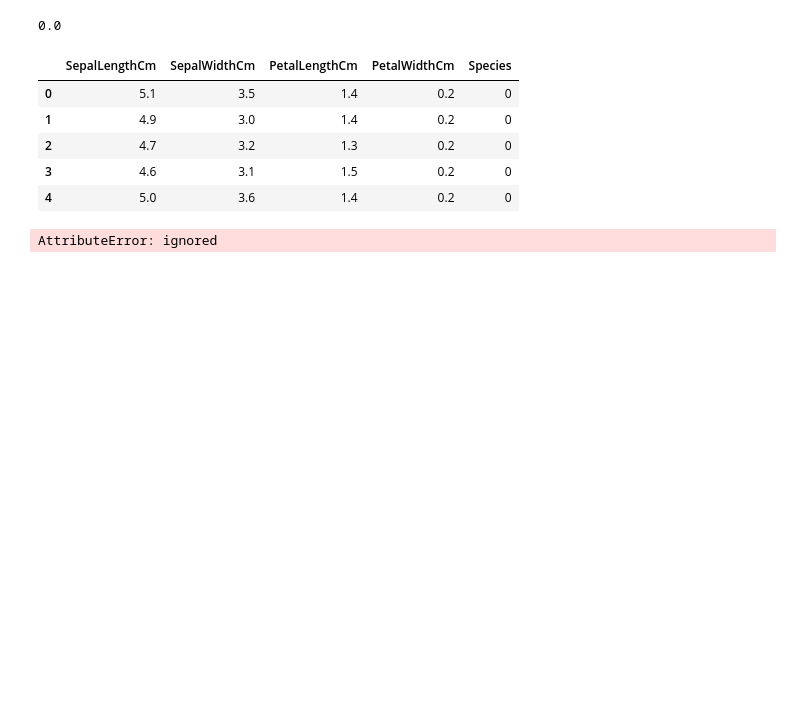
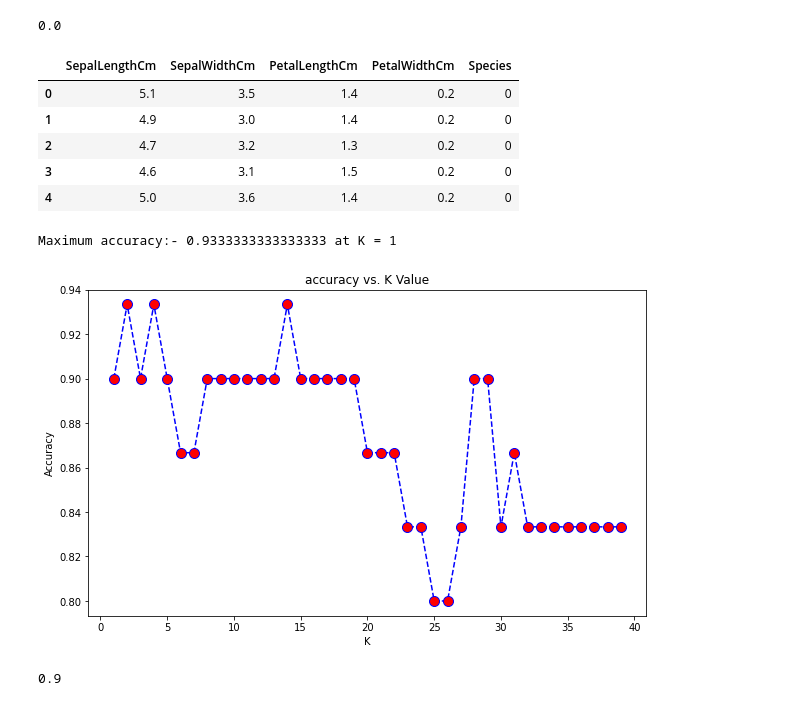
Before and after one commit to Kartik-Chaurasiya/Machine-Learning, a Jupyter notebook: Iris_with_pipeline_method.ipynb, the cells around one changed output. Cells and saved outputs as stored; diff of their text form; code cells hidden in the pictures; blank space fills up the shorter version.

```diff
--- a/Iris_with_pipeline_method.ipynb
+++ b/Iris_with_pipeline_method.ipynb
@@ -284,4 +265,27 @@ def knn(k, X_train, Y_train, euclidean_distance, sample):
-# %%
-sl = knn(X_train, Y_train, euclidean_distance, X_validation.iloc[3], 5)
-# %% [output]
-AttributeError: ignored
+# %%
+from sklearn.neighbors import KNeighborsClassifier
+from sklearn import metrics
+acc = []
+for i in range(1,40):
+  neigh = KNeighborsClassifier(n_neighbors = i).fit(X_train,Y_train)
+  yhat = neigh.predict(X_validation)
+  acc.append(metrics.accuracy_score(Y_validation, yhat))
+# %%
+plt.figure(figsize=(10,6))
+plt.plot(range(1,40),acc,color = 'blue',linestyle='dashed',
+         marker='o',markerfacecolor='red', markersize=10)
+plt.title('accuracy vs. K Value')
+plt.xlabel('K')
+plt.ylabel('Accuracy')
+print("Maximum accuracy:-",max(acc),"at K =",acc.index(max(acc)))
+# %% [output]
+Maximum accuracy:- 0.9333333333333333 at K = 1
+[figure, added]
+# %%
+acc = 0.0
+neigh = KNeighborsClassifier(n_neighbors = 1).fit(X_train,Y_train)
+yhat = neigh.predict(X_validation)
+acc = metrics.accuracy_score(Y_validation, yhat)
+print(float(acc))
+# %% [output]
+0.9
```
Also changed, not shown: parts of 2 cells of this notebook.
